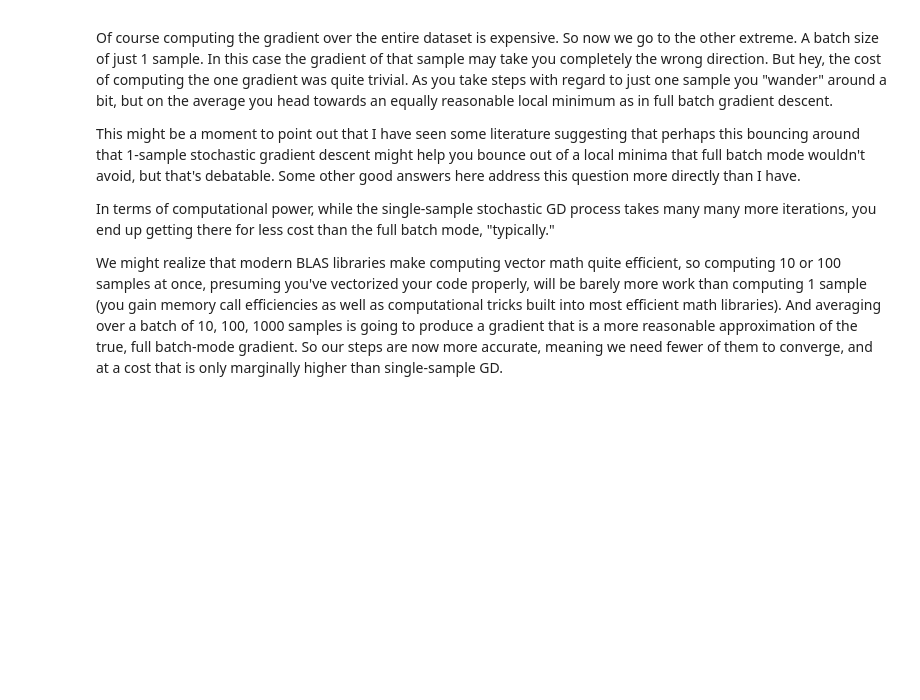
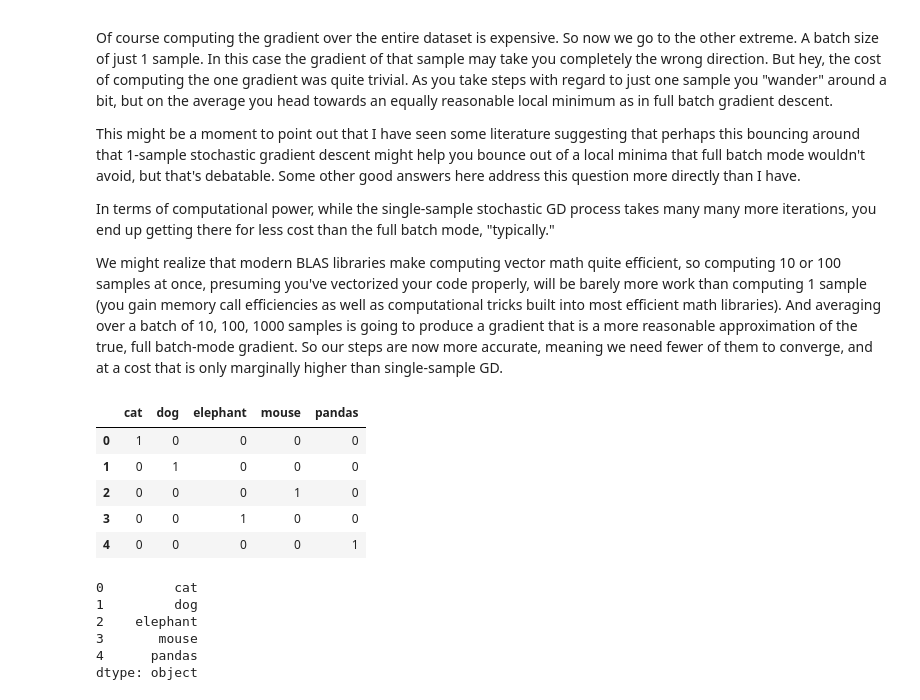
Before and after one commit to cisimon7/MachineLearningFromScratch, a Jupyter notebook: Lab01:DataManipulationAndExploration/Lab01.ipynb, the cells around one changed output. Cells and saved outputs as stored; diff of their text form; code cells hidden in the pictures; blank space fills up the shorter version.

```diff
--- a/Lab01:DataManipulationAndExploration/Lab01.ipynb
+++ b/Lab01:DataManipulationAndExploration/Lab01.ipynb
@@ -195,0 +180,21 @@ train_data = TitanicDataset("data/train.csv")
+# %%
+labels = ['cat', 'dog', 'mouse', 'elephant', 'pandas']
+labels_encoding = pd.get_dummies(pd.Series(labels).to_frame(), prefix_sep="", prefix="")
+labels_encoding
+# %% [output]
+|  | cat | dog | elephant | mouse | pandas |
+| 0 | 1 | 0 | 0 | 0 | 0 |
+| 1 | 0 | 1 | 0 | 0 | 0 |
+| 2 | 0 | 0 | 0 | 1 | 0 |
+| 3 | 0 | 0 | 1 | 0 | 0 |
+| 4 | 0 | 0 | 0 | 0 | 1 |
+# %%
+pd.Series(['cat', 'dog', 'mouse', 'elephant', 'pandas', 'cat']).mode()
+pd.Series(labels).mode()
+# %% [output]
+0         cat
+1         dog
+2    elephant
+3       mouse
+4      pandas
+dtype: object
```
Also changed, not shown: parts of 4 cells of this notebook, 5 other files.
